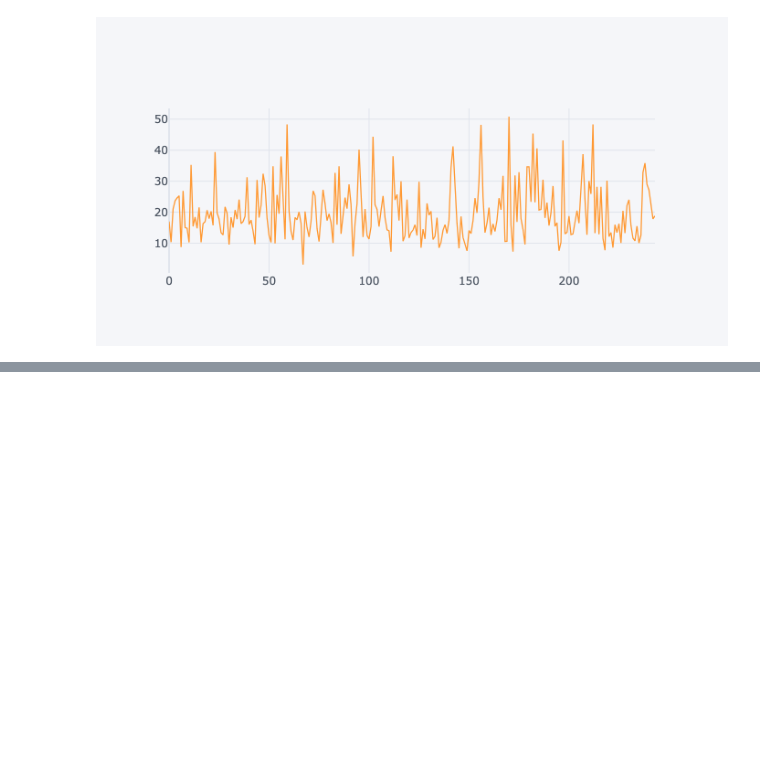
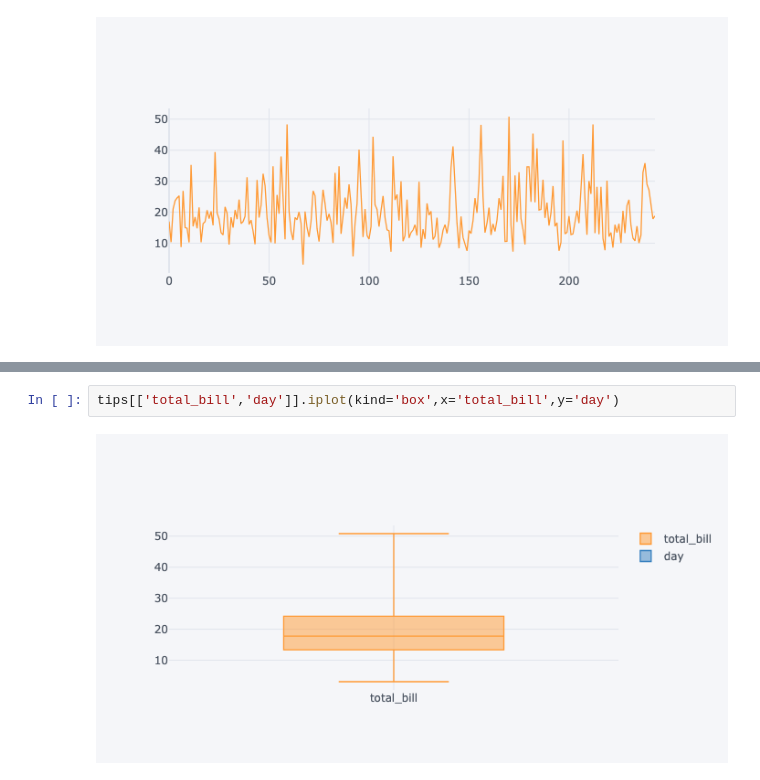
Before and after one commit to P-GhadgeDev/python-0-hero, a Jupyter notebook: DataVisualization/DVPlotlyAndCufflinks.ipynb, the cells around one changed output, grey strips where cells are left out. Drawn from its saved outputs; the diff is of its cells as text; blank space fills up the shorter version.

```diff
--- a/DataVisualization/DVPlotlyAndCufflinks.ipynb
+++ b/DataVisualization/DVPlotlyAndCufflinks.ipynb
@@ -68,0 +75,4 @@ tips.groupby('day')['tip'].mean().iplot
+# %%
+tips[['total_bill','day']].iplot(kind='box',x='total_bill',y='day')
+# %% [output]
+[figure, added]
```
Also changed, not shown: parts of 2 cells of this notebook.
